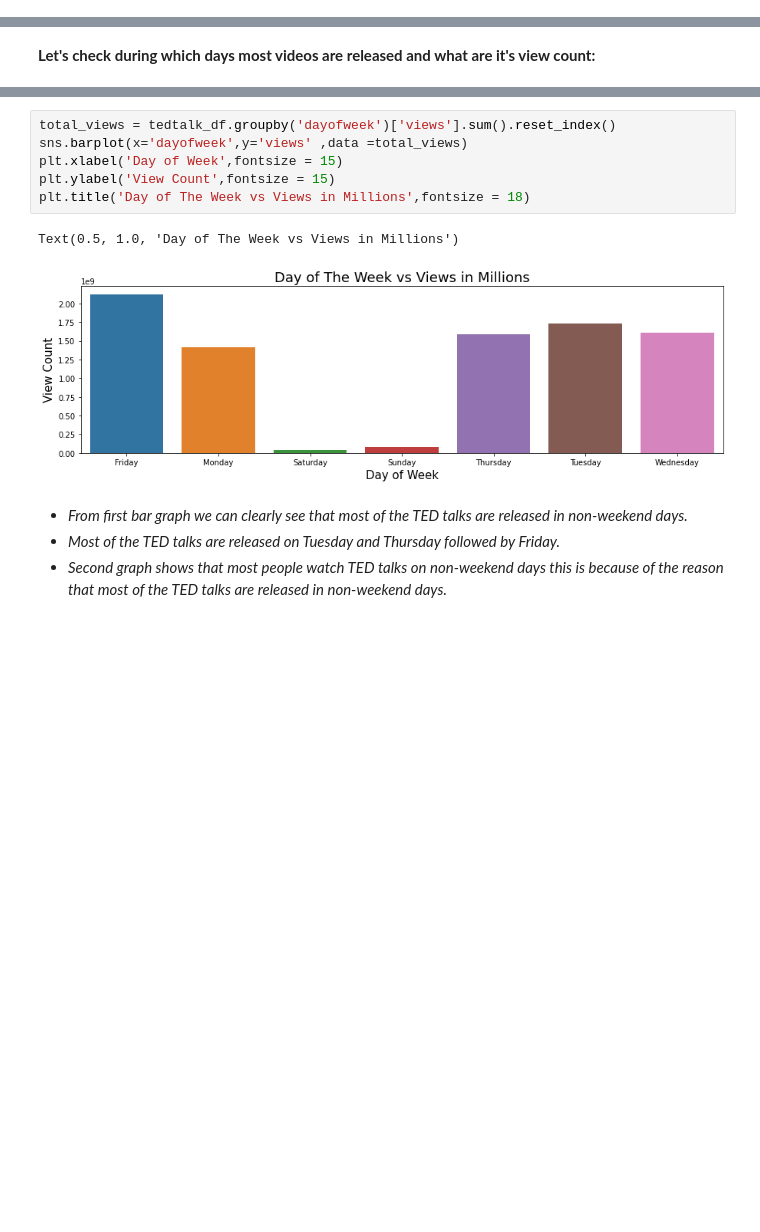
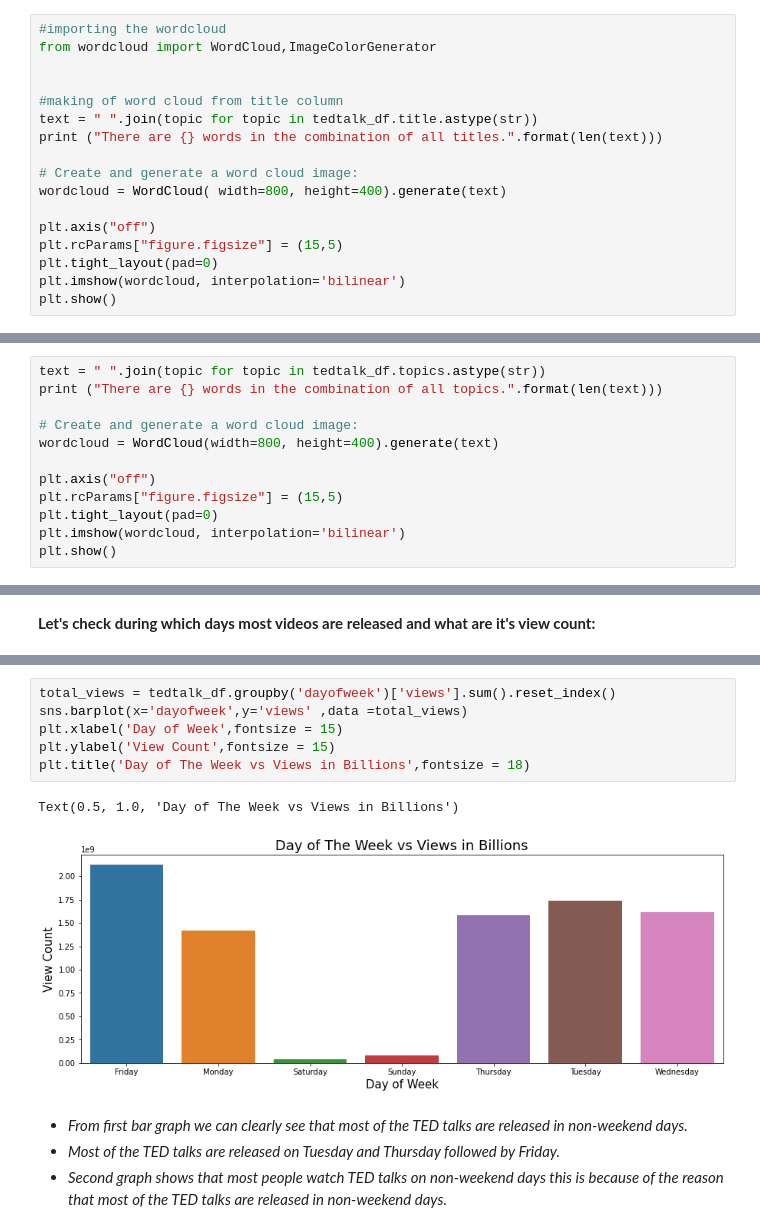
Before and after one commit to paulsoumyadip/ted_talk_views_prediction, a Jupyter notebook: Ted_Talks_Views_Prediction_Regression_Capstone_.ipynb, the cells around one changed output, grey strips where cells are left out. Cells and saved outputs as stored; diff of their text form; blank space fills up the shorter version.

```diff
--- a/Ted_Talks_Views_Prediction_Regression_Capstone_.ipynb
+++ b/Ted_Talks_Views_Prediction_Regression_Capstone_.ipynb
@@ -428,0 +431,17 @@ Text(0.5, 1.0, 'Count')
+# %%
+#importing the wordcloud
+from wordcloud import WordCloud,ImageColorGenerator
+
+
+#making of word cloud from title column
+text = " ".join(topic for topic in tedtalk_df.title.astype(str))
+print ("There are {} words in the combination of all titles.".format(len(text)))
+
+# Create and generate a word cloud image:
+wordcloud = WordCloud( width=800, height=400).generate(text)
+
+plt.axis("off")
+plt.rcParams["figure.figsize"] = (15,5)
+plt.tight_layout(pad=0)
+plt.imshow(wordcloud, interpolation='bilinear')
+plt.show()
@@ -428,0 +453,12 @@ Text(0.5, 1.0, 'Count')
+# %%
+text = " ".join(topic for topic in tedtalk_df.topics.astype(str))
+print ("There are {} words in the combination of all topics.".format(len(text)))
+
+# Create and generate a word cloud image:
+wordcloud = WordCloud(width=800, height=400).generate(text)
+
+plt.axis("off")
+plt.rcParams["figure.figsize"] = (15,5)
+plt.tight_layout(pad=0)
+plt.imshow(wordcloud, interpolation='bilinear')
+plt.show()
@@ -449,12 +488,12 @@ Text(0.5, 1.0, 'Day of The Week vs No.of Videos Uploaded')
 # %%
 total_views = tedtalk_df.groupby('dayofweek')['views'].sum().reset_index()
 sns.barplot(x='dayofweek',y='views' ,data =total_views)
 plt.xlabel('Day of Week',fontsize = 15)
 plt.ylabel('View Count',fontsize = 15)
-plt.title('Day of The Week vs Views in Millions',fontsize = 18)
+plt.title('Day of The Week vs Views in Billions',fontsize = 18)
 # %% [output]
-Text(0.5, 1.0, 'Day of The Week vs Views in Millions')
+Text(0.5, 1.0, 'Day of The Week vs Views in Billions')
-[figure, old version]
+[figure, new version]
 # %% [markdown]
 *  *From first bar graph we can clearly see that most of the TED talks are released in non-weekend days.*
 *  *Most of the TED talks are released on Tuesday and Thursday followed by Friday.*
```
Also changed, not shown: parts of 39 cells of this notebook.
